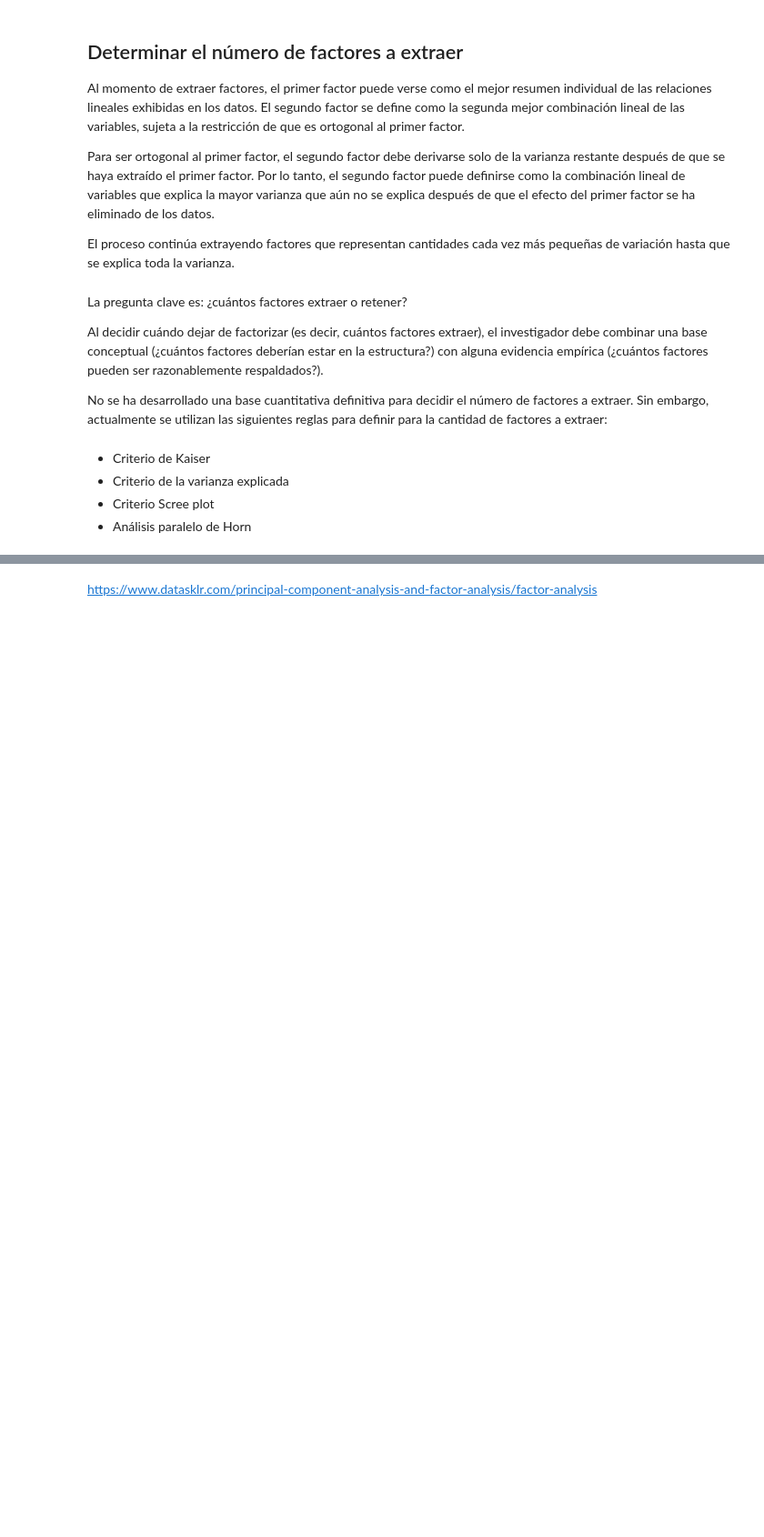
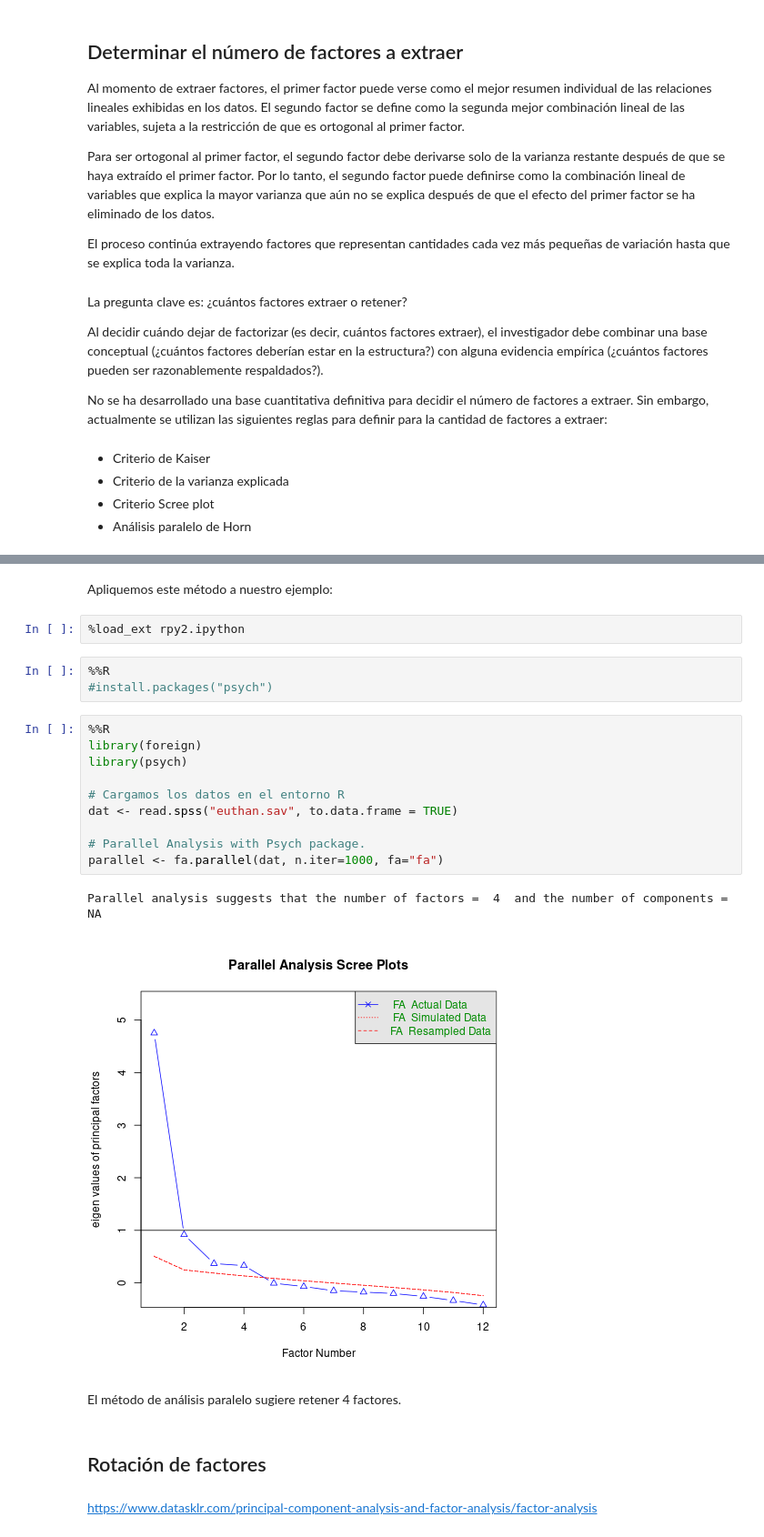
Before and after one commit to renatoparedes/EstadisticaYPsicologiaMatematica, a Jupyter notebook: AFE/AnalisisFactorialExploratorio.ipynb, the cells around one changed output, grey strips where cells are left out. Shown at 91% size. Drawn from its saved outputs; the diff is of its cells as text; blank space fills up the shorter version.

```diff
--- a/AFE/AnalisisFactorialExploratorio.ipynb
+++ b/AFE/AnalisisFactorialExploratorio.ipynb
@@ -182,2 +259,26 @@ No se ha desarrollado una base cuantitativa definitiva para decidir el número d
+# %% [markdown]
+Apliquemos este método a nuestro ejemplo:
+# %%
+%load_ext rpy2.ipython
+# %%
+%%R
+#install.packages("psych")
+# %%
+%%R
+library(foreign)
+library(psych)
+
+# Cargamos los datos en el entorno R
+dat <- read.spss("euthan.sav", to.data.frame = TRUE)
+
+# Parallel Analysis with Psych package.
+parallel <- fa.parallel(dat, n.iter=1000, fa="fa")
+# %% [output]
+Parallel analysis suggests that the number of factors =  4  and the number of components =  NA
+[figure, added]
+# %% [markdown]
+El método de análisis paralelo sugiere retener 4 factores.
+# %% [markdown]
+## Rotación de factores
 # %% [markdown]
 https://www.datasklr.com/principal-component-analysis-and-factor-analysis/factor-analysis
```
Also changed, not shown: parts of 15 cells of this notebook, 1 other file.
